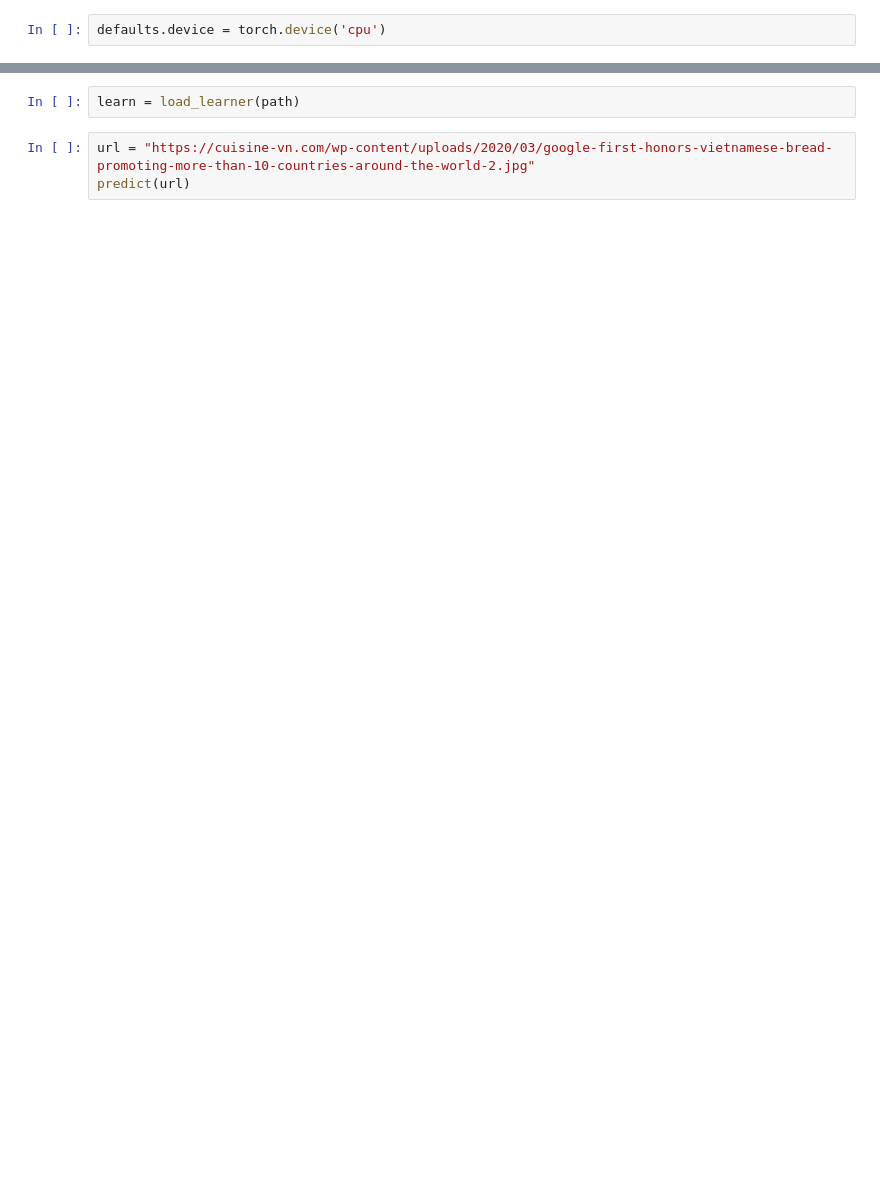
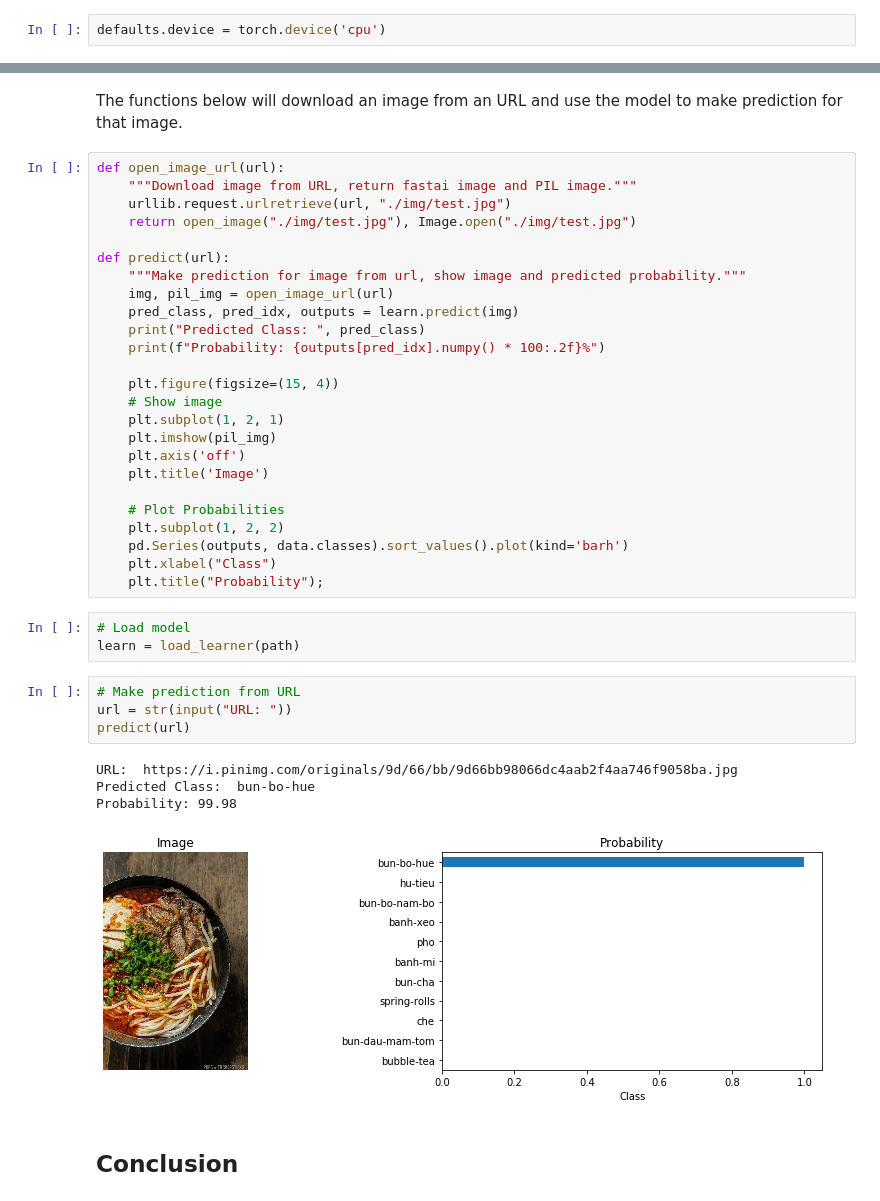
Before and after one commit to chriskhanhtran/vn-food-app, a Jupyter notebook: notebook.ipynb, the cells around one changed output, grey strips where cells are left out. Drawn from its saved outputs; the diff is of its cells as text; blank space fills up the shorter version.

```diff
--- a/notebook.ipynb
+++ b/notebook.ipynb
@@ -193,5 +189,41 @@ def predict(url):
-# %%
-learn = load_learner(path)
-# %%
-url = "https://cuisine-vn.com/wp-content/uploads/2020/03/google-first-honors-vietnamese-bread-promoting-more-than-10-countries-around-the-world-2.jpg"
-predict(url)
+# %% [markdown]
+The functions below will download an image from an URL and use the model to make prediction for that image.
+# %%
+def open_image_url(url):
+    """Download image from URL, return fastai image and PIL image."""
+    urllib.request.urlretrieve(url, "./img/test.jpg")
+    return open_image("./img/test.jpg"), Image.open("./img/test.jpg")
+
+def predict(url):
+    """Make prediction for image from url, show image and predicted probability."""
+    img, pil_img = open_image_url(url)
+    pred_class, pred_idx, outputs = learn.predict(img)
+    print("Predicted Class: ", pred_class)
+    print(f"Probability: {outputs[pred_idx].numpy() * 100:.2f}%")
+
+    plt.figure(figsize=(15, 4))
+    # Show image
+    plt.subplot(1, 2, 1)
+    plt.imshow(pil_img)
+    plt.axis('off')
+    plt.title('Image')
+
+    # Plot Probabilities
+    plt.subplot(1, 2, 2)
+    pd.Series(outputs, data.classes).sort_values().plot(kind='barh')
+    plt.xlabel("Class")
+    plt.title("Probability");
+# %%
+# Load model
+learn = load_learner(path)
+# %%
+# Make prediction from URL
+url = str(input("URL: "))
+predict(url)
+# %% [output]
+URL:  https://i.pinimg.com/originals/9d/66/bb/9d66bb98066dc4aab2f4aa746f9058ba.jpg
+Predicted Class:  bun-bo-hue
+Probability: 99.98
+[figure, added]
+# %% [markdown]
+## Conclusion
```
Also changed, not shown: parts of 43 cells of this notebook, 2 other files.
